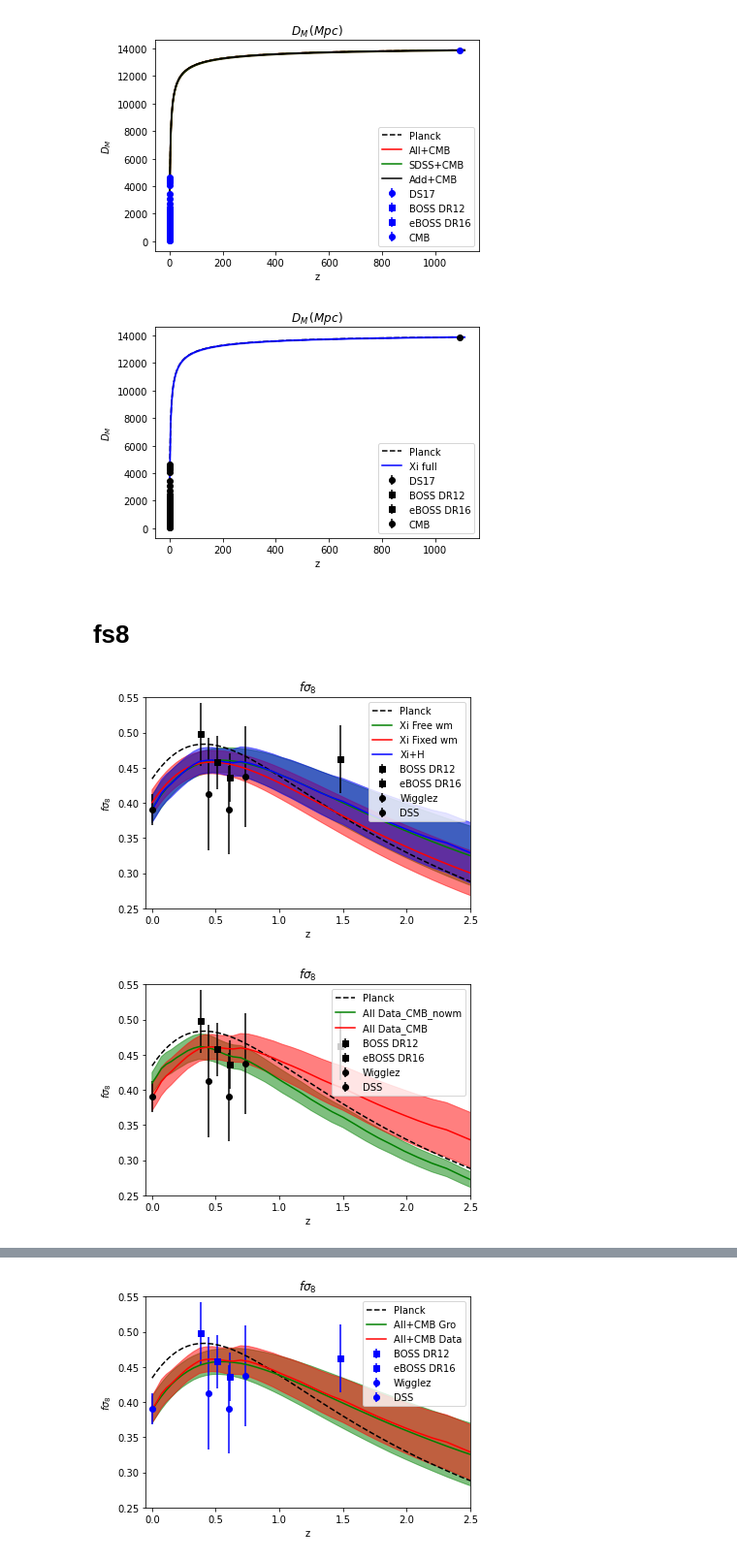
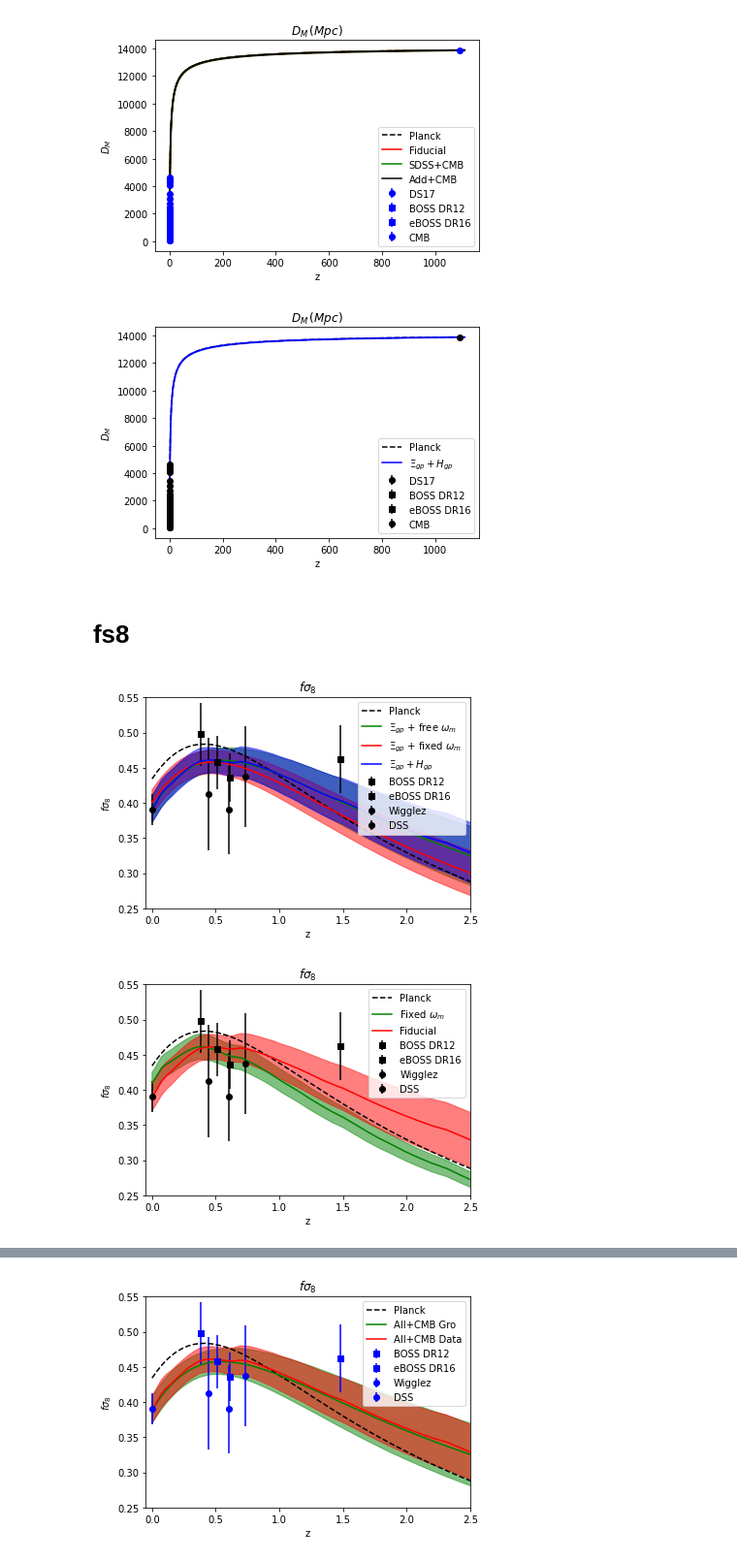
Before and after one commit to JaimeRZP/Growz, a Jupyter notebook: notebooks/plotting.ipynb, the cells around one changed output, grey strips where cells are left out. Shown at 97% size. Cells and saved outputs as stored; diff of their text form; code cells hidden in the pictures.

```diff
--- a/notebooks/plotting.ipynb
+++ b/notebooks/plotting.ipynb
@@ -368,26 +368,26 @@ All_CMB_gro.files
 WFIRST_CMB_samples = make_samples(WFIRST_CMB, ['n', 'l', 'H0_gp', 'omega_m',  'omega_b'], ranges, 'WFIRST+CMB')
 DESI_samples = make_samples(DESI, ['l', 'H0_gp', 'omega_m',  's80', 'S80'], ranges, 'DESI')
 DESI_CMB_samples = make_samples(DESI_CMB, ['n', 'l', 'H0_gp', 'omega_m',  'omega_b', 's80', 'S80'], ranges, 'DESI+CMB')
-All_samples = make_samples(All, ['l', 'H0', 'omega_b', 'omega_m', 's80', 'S80'], ranges, 'All')
-All_CMB_samples = make_samples(All_CMB, ['n', 'l', 'H0_gp', 'omega_b', 'omega_m', 's80', 'S80'], ranges, 'All+CMB')
+All_samples = make_samples(All, ['l', 'H0', 'omega_b', 'omega_m', 's80', 'S80'], ranges, 'No CMB')
+All_CMB_samples = make_samples(All_CMB, ['n', 'l', 'H0_gp', 'omega_b', 'omega_m', 's80', 'S80'], ranges, 'Fiducial')
 All_CMB_hp_samples = make_samples(All_CMB_hp, ['H0_gp', 'omega_b', 'omega_m', 's80', 'S80'],
-                                      ranges, 'All+CMB_hp')
+                                      ranges, 'Fixed HP')
 All_CMB_fm_samples = make_samples(All_CMB_fm, ['n', 'l', 'H0_gp', 'omega_b', 'omega_m', 'omega_m_geo', 's80', 'S80'],
-                                           ranges, 'All+CMB_fm')
+                                           ranges, 'Free $\omega_m^{mean}$')
 All_CMB_geo_samples = make_samples(All_CMB_geo, ['n', 'l', 'H0_gp', 'omega_b'],
-                                           ranges, 'All+CMB_geo')
+                                           ranges, 'Geometry data')
 All_gro_samples = make_samples(All_gro, ['n', 'l', 'H0_gp', 'omega_m', 's80', 'S80'],
-                                           ranges, 'All_gro')
+                                           ranges, 'Growth data')
 All_CMB_gro_samples = make_samples(All_CMB_gro, ['n', 'l', 'H0_gp', 'omega_b', 'omega_m', 'omega_m_geo', 's80', 'S80'],
-                                           ranges, 'All+CMB_gro')
+                                           ranges, 'Growth+CMB data')
 All_CMB_gro_hp_samples = make_samples(All_CMB_gro_hp, ['H0_gp', 'omega_b', 'omega_m', 'omega_m_geo', 's80', 'S80'],
-                                           ranges, 'All+CMB_gro_hp')
+                                           ranges, 'Growth+CMB+Fixed HP data')
 All_CMB_wmean_samples = MCSamples(samples=[All_CMB_fm['l'], All_CMB_fm['omega_m_geo']], names=['l', 'omega_m'],
-                                  labels=['l','\omega_m'],label='All+CMB_geo', ranges=ranges)
+                                  labels=['l','\omega_m'],label='Geometry data', ranges=ranges)
 All_CMB_Xi_samples = make_samples(All_CMB_Xi, ['n', 'l', 'H0_gp', 'omega_b', 'omega_m', 's80', 'S80'],
-                                      ranges, 'All+CMB_Xi')
+                                      ranges, 'Xi_{gp}')
 All_CMB_Xi_full_samples = make_samples(All_CMB_Xi_full, ['n_H', 'l_H', 'n_Xi', 'l_Xi', 'H0_gp', 'omega_b', 'omega_m', 's80', 'S80'],
-                                      ranges, 'All+CMB_Xi_full')
+                                      ranges, '$H_{gp}+\Xi_{gp}$')
 SDSS_samples = make_samples(SDSS, ['n', 'l', 'H0_gp', 'Omega_m', 'Omega_b', 's80', 'S80'], ranges, 'SDSS')
 SDSS_CMB_samples = make_samples(SDSS_CMB, ['n', 'l', 'H0_gp', 'omega_m', 'omega_b', 's80', 'S80'],
                                       ranges, 'SDSS+CMB')
@@ -1211,7 +1209,7 @@ plt.errorbar(eBOSS_data['z'], eBOSS_data['perp_data']*eBOSS_data['rd'],
 plt.errorbar(CMB_data['z'], (1/CMB_data['data'])*(100*CMB_data['rd']),
              yerr=(1/CMB_data['err'])*1/(100*CMB_data['rd']), fmt='ko', label='CMB')
 
-plt.plot(z_arr,  dM_All_CMB_Xi_full_m, color ='b', label='Xi full')
+plt.plot(z_arr,  dM_All_CMB_Xi_full_m, color ='b', label='$\Xi_{gp}+H_{gp}$')
 plt.fill_between(z_arr, dM_All_CMB_Xi_full_m+dM_All_CMB_Xi_full_s,
                  dM_All_CMB_Xi_full_m-dM_All_CMB_Xi_full_s, color='b', alpha=.5)
 
@@ -1223,7 +1221,7 @@ plt.legend();
 #os.remove('/mnt/c/Users/Jaime/Desktop/PhD/gp_figures/DM_gp_tests.pdf')
 #plt.savefig('/mnt/c/Users/Jaime/Desktop/PhD/gp_figures/DM_gp_tests.pdf')
 # %% [output]
-[figure, old version]
+[figure, new version]
 # %% [markdown]
 # fs8
 # %%
@@ -1252,13 +1250,13 @@ plt.errorbar(eBOSS_data['z'], eBOSS_data['fs8_data'], yerr=eBOSS_data['fs8_err']
 plt.errorbar(Wigglez_data['z'], Wigglez_data['data'], yerr=Wigglez_data['err'], fmt='ko', label='Wigglez')
 plt.errorbar(DSS_data['z'], DSS_data['data'], yerr=DSS_data['err'], fmt='ko', label='DSS')
 
-plt.plot(z_arr,  fs8_All_CMB_Xi_m, color ='g', label='Xi Free wm')
+plt.plot(z_arr,  fs8_All_CMB_Xi_m, color ='g', label='$\Xi_{gp}$ + free $\omega_m$')
 plt.fill_between(z_arr, fs8_All_CMB_Xi_m+fs8_All_CMB_Xi_s,
                  fs8_All_CMB_Xi_m-fs8_All_CMB_Xi_s, color='g', alpha=.5)
-plt.plot(z_arr,  fs8_All_CMB_Xi_wm_m, color ='r', label='Xi Fixed wm')
+plt.plot(z_arr,  fs8_All_CMB_Xi_wm_m, color ='r', label='$\Xi_{gp}$ + fixed $\omega_m$')
 plt.fill_between(z_arr, fs8_All_CMB_Xi_wm_m+fs8_All_CMB_Xi_wm_s,
                  fs8_All_CMB_Xi_wm_m-fs8_All_CMB_Xi_wm_s, color='r', alpha=.5)
-plt.plot(z_arr,  fs8_All_CMB_Xi_full_m, color ='b', label='Xi+H')
+plt.plot(z_arr,  fs8_All_CMB_Xi_full_m, color ='b', label='$\Xi_{gp}+H_{gp}$')
 plt.fill_between(z_arr, fs8_All_CMB_Xi_full_m+fs8_All_CMB_Xi_full_s,
                  fs8_All_CMB_Xi_full_m-fs8_All_CMB_Xi_full_s, color='b', alpha=.5)
 
@@ -1270,37 +1268,32 @@ plt.ylabel(r"$f \sigma_8$")
 plt.title(r"$f \sigma_8$")
 plt.legend();
 # %% [output]
-[figure, old version]
+[figure, new version]
 # %%
 plt.plot(z_planck, Planck['fs8_arr'], 'k--', label='Planck')
 plt.errorbar(BOSS_data['z'], BOSS_data['fs8_data'], yerr=BOSS_data['fs8_err'], fmt='ks', label='BOSS DR12')
 plt.errorbar(eBOSS_data['z'], eBOSS_data['fs8_data'], yerr=eBOSS_data['fs8_err'], fmt='ks', label='eBOSS DR16')
 plt.errorbar(Wigglez_data['z'], Wigglez_data['data'], yerr=Wigglez_data['err'], fmt='ko', label='Wigglez')
 plt.errorbar(DSS_data['z'], DSS_data['data'], yerr=DSS_data['err'], fmt='ko', label='DSS')
 
 
-#plt.plot(z_arr,  fs8_All_CMB_fm_m, color ='b', label='All Data_CMB_fm')
-#plt.fill_between(z_arr, fs8_All_CMB_fm_m+fs8_All_CMB_fm_s,
-#                 fs8_All_CMB_fm_m-fs8_All_CMB_fm_s, color='b', alpha=.5)
-plt.plot(z_arr,  fs8_All_CMB_nowm_m, color ='g', label='All Data_CMB_nowm')
+plt.plot(z_arr,  fs8_All_CMB_nowm_m, color ='g', label='Fixed $\omega_m$')
 plt.fill_between(z_arr, fs8_All_CMB_nowm_m+fs8_All_CMB_nowm_s,
                  fs8_All_CMB_nowm_m-fs8_All_CMB_nowm_s, color='g', alpha=.5)
-#plt.plot(z_arr,  fs8_All_CMB_hp_m, color ='k', label='All Data_CMB_hp')
-#plt.fill_between(z_arr, fs8_All_CMB_hp_m+fs8_All_CMB_hp_s,
-#                 fs8_All_CMB_hp_m-fs8_All_CMB_hp_s, color='k', alpha=.5)
-plt.plot(z_arr,  fs8_All_CMB_m, color ='r', label='All Data_CMB')
+
+plt.plot(z_arr,  fs8_All_CMB_m, color ='r', label='Fiducial')
 plt.fill_between(z_arr, fs8_All_CMB_m+fs8_All_CMB_s,
                  fs8_All_CMB_m-fs8_All_CMB_s, color='r', alpha=.5)
 
 
 plt.xlim(-0.05, 2.5)
 plt.ylim(0.25, 0.55)
 plt.xlabel("z")
 plt.ylabel(r"$f \sigma_8$")
 plt.title(r"$f \sigma_8$")
 plt.legend();
 
-os.remove('/mnt/c/Users/Jaime/Desktop/PhD/gp_figures/fs8_gp_tests.pdf')
-plt.savefig('/mnt/c/Users/Jaime/Desktop/PhD/gp_figures/fs8_gp_tests.pdf')
+os.remove('/mnt/c/Users/Jaime/Desktop/PhD/gp_figures/fs8_wm_effect.pdf')
+plt.savefig('/mnt/c/Users/Jaime/Desktop/PhD/gp_figures/fs8_wm_effect.pdf')
 # %% [output]
-[figure, old version]
+[figure, new version]
```
Also changed, not shown: parts of 34 cells of this notebook, 2 other files.
